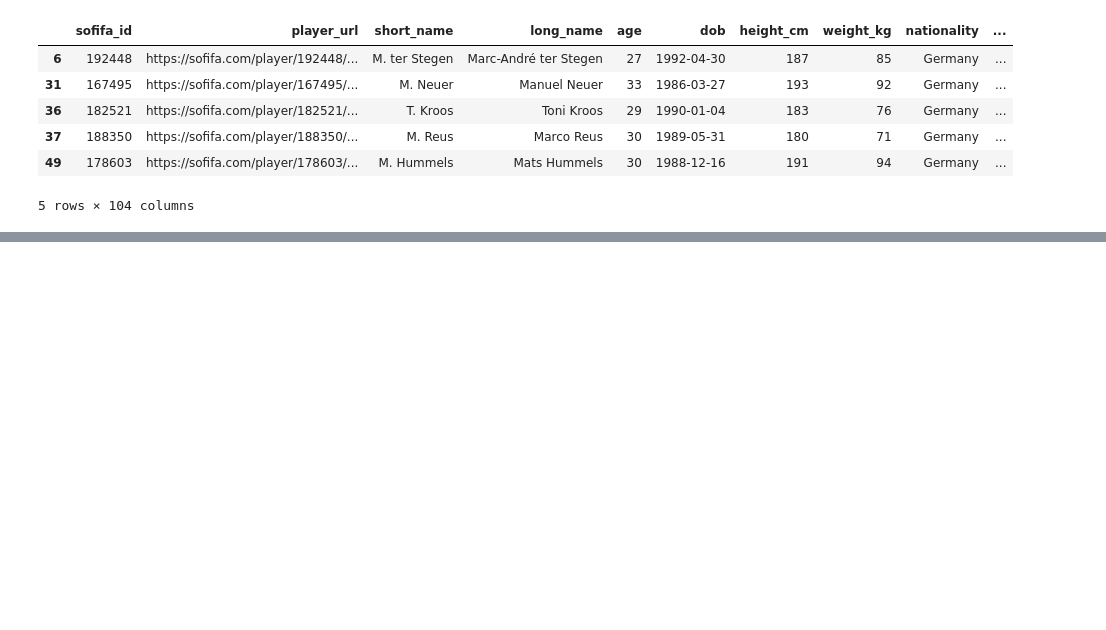
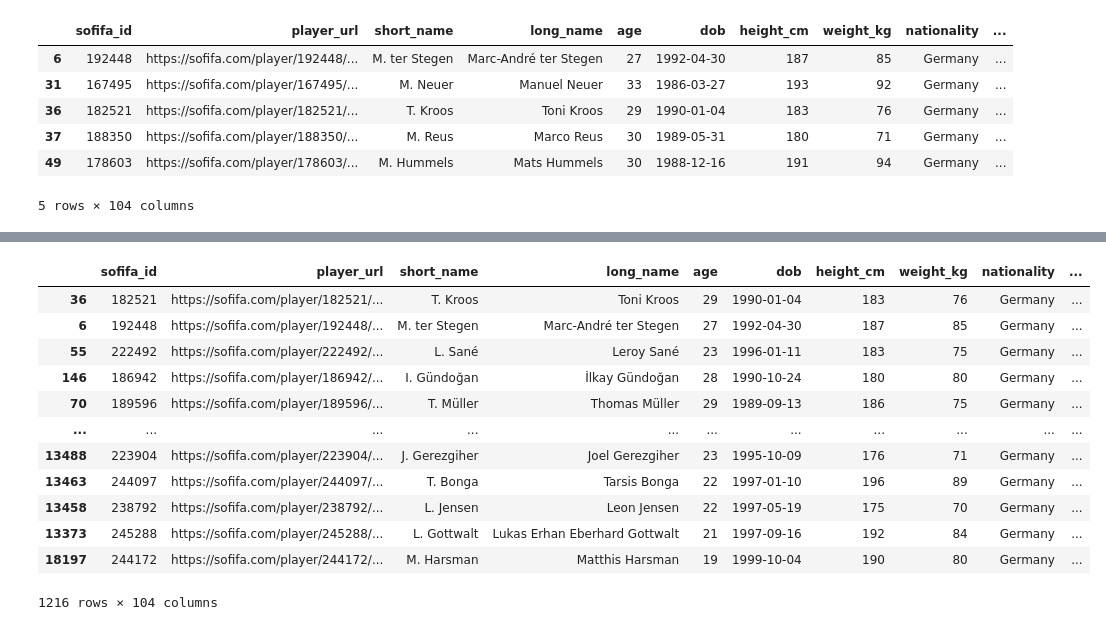
Before and after one commit to imamahasane/Data_Analysis_Practices, a Jupyter notebook: FIFA_Data_Analysis/FIFA_Data.ipynb, the cells around one changed output, grey strips where cells are left out. Drawn from its saved outputs; the diff is of its cells as text; code cells hidden in the pictures; blank space fills up the shorter version.

```diff
--- a/FIFA_Data_Analysis/FIFA_Data.ipynb
+++ b/FIFA_Data_Analysis/FIFA_Data.ipynb
@@ -232,0 +287,17 @@ germany.head()
+# %%
+c = germany.sort_values(by = ['wage_eur'], ascending = False)
+c
+# %% [output]
+|  | sofifa_id | player_url | short_name | long_name | age | dob | height_cm | weight_kg | nationality | ... |
+| 36 | 182521 | https://sofifa.com/player/182521/... | T. Kroos | Toni Kroos | 29 | 1990-01-04 | 183 | 76 | Germany | ... |
+| 6 | 192448 | https://sofifa.com/player/192448/... | M. ter Stegen | Marc-André ter Stegen | 27 | 1992-04-30 | 187 | 85 | Germany | ... |
+| 55 | 222492 | https://sofifa.com/player/222492/... | L. Sané | Leroy Sané | 23 | 1996-01-11 | 183 | 75 | Germany | ... |
+| 146 | 186942 | https://sofifa.com/player/186942/... | I. Gündoğan | İlkay Gündoğan | 28 | 1990-10-24 | 180 | 80 | Germany | ... |
+| 70 | 189596 | https://sofifa.com/player/189596/... | T. Müller | Thomas Müller | 29 | 1989-09-13 | 186 | 75 | Germany | ... |
+| ... | ... | ... | ... | ... | ... | ... | ... | ... | ... | ... |
+| 13488 | 223904 | https://sofifa.com/player/223904/... | J. Gerezgiher | Joel Gerezgiher | 23 | 1995-10-09 | 176 | 71 | Germany | ... |
+| 13463 | 244097 | https://sofifa.com/player/244097/... | T. Bonga | Tarsis Bonga | 22 | 1997-01-10 | 196 | 89 | Germany | ... |
+| 13458 | 238792 | https://sofifa.com/player/238792/... | L. Jensen | Leon Jensen | 22 | 1997-05-19 | 175 | 70 | Germany | ... |
+| 13373 | 245288 | https://sofifa.com/player/245288/... | L. Gottwalt | Lukas Erhan Eberhard Gottwalt | 21 | 1997-09-16 | 192 | 84 | Germany | ... |
+| 18197 | 244172 | https://sofifa.com/player/244172/... | M. Harsman | Matthis Harsman | 19 | 1999-10-04 | 190 | 80 | Germany | ... |
+1216 rows × 104 columns
```
Also changed, not shown: parts of 13 cells of this notebook.
